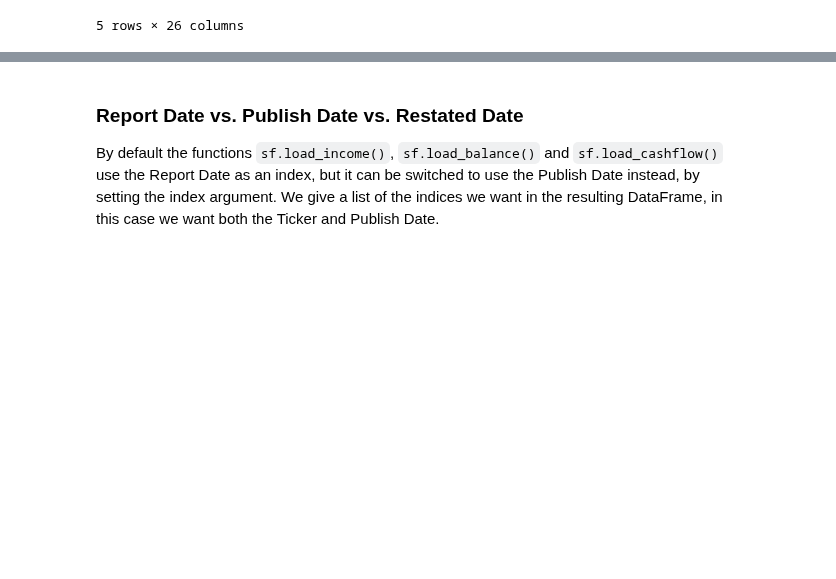
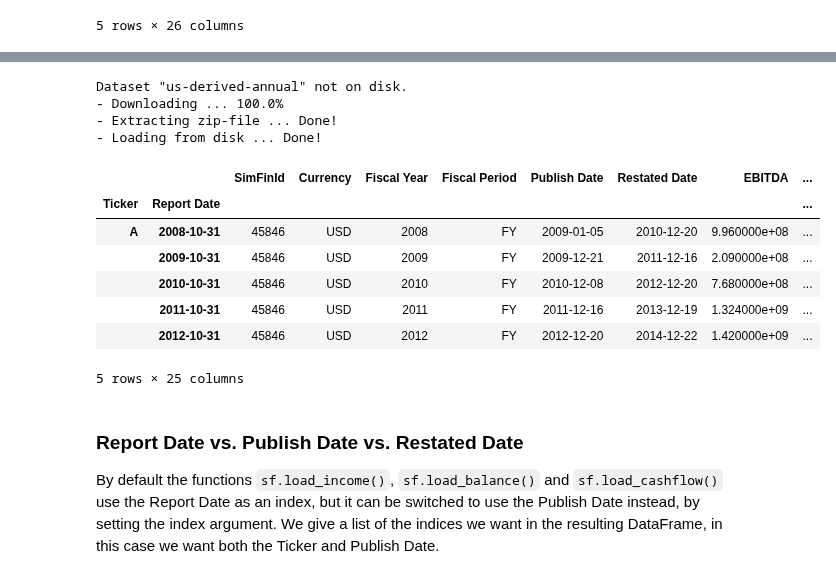
Before and after one commit to SimFin/simfin-tutorials, a Jupyter notebook: 01_Basics.ipynb, the cells around one changed output, grey strips where cells are left out. Cells and saved outputs as stored; diff of their text form; code cells hidden in the pictures; blank space fills up the shorter version.

Commit message:
included new datasets

```diff
--- a/01_Basics.ipynb
+++ b/01_Basics.ipynb
@@ -286,3 +300,21 @@ df_cashflow.head()
+# %%
+df_ratios = sf.load_derived(variant='annual', market='us')
+# %% [output]
+Dataset "us-derived-annual" not on disk.
+- Downloading ... 100.0%
+- Extracting zip-file ... Done!
+- Loading from disk ... Done!
+# %%
+df_ratios.head()
+# %% [output]
+|  |  | SimFinId | Currency | Fiscal Year | Fiscal Period | Publish Date | Restated Date | EBITDA | ... |
+| Ticker | Report Date |  |  |  |  |  |  |  | ... |
+| A | 2008-10-31 | 45846 | USD | 2008 | FY | 2009-01-05 | 2010-12-20 | 9.960000e+08 | ... |
+|  | 2009-10-31 | 45846 | USD | 2009 | FY | 2009-12-21 | 2011-12-16 | 2.090000e+08 | ... |
+|  | 2010-10-31 | 45846 | USD | 2010 | FY | 2010-12-08 | 2012-12-20 | 7.680000e+08 | ... |
+|  | 2011-10-31 | 45846 | USD | 2011 | FY | 2011-12-16 | 2013-12-19 | 1.324000e+09 | ... |
+|  | 2012-10-31 | 45846 | USD | 2012 | FY | 2012-12-20 | 2014-12-22 | 1.420000e+09 | ... |
+5 rows × 25 columns
 # %% [markdown]
 ### Report Date vs. Publish Date vs. Restated Date
 
```
Also changed, not shown: parts of 13 cells of this notebook.
